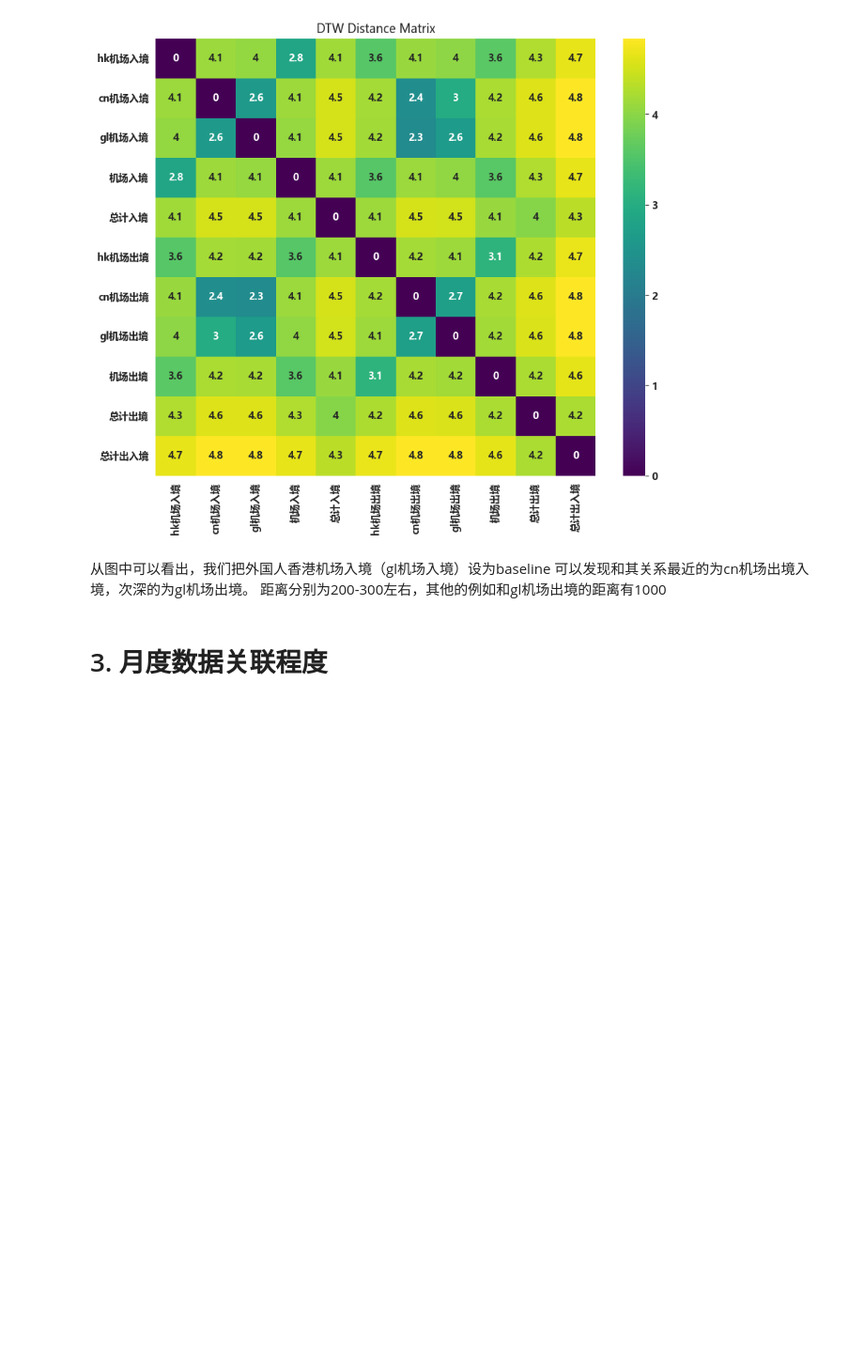
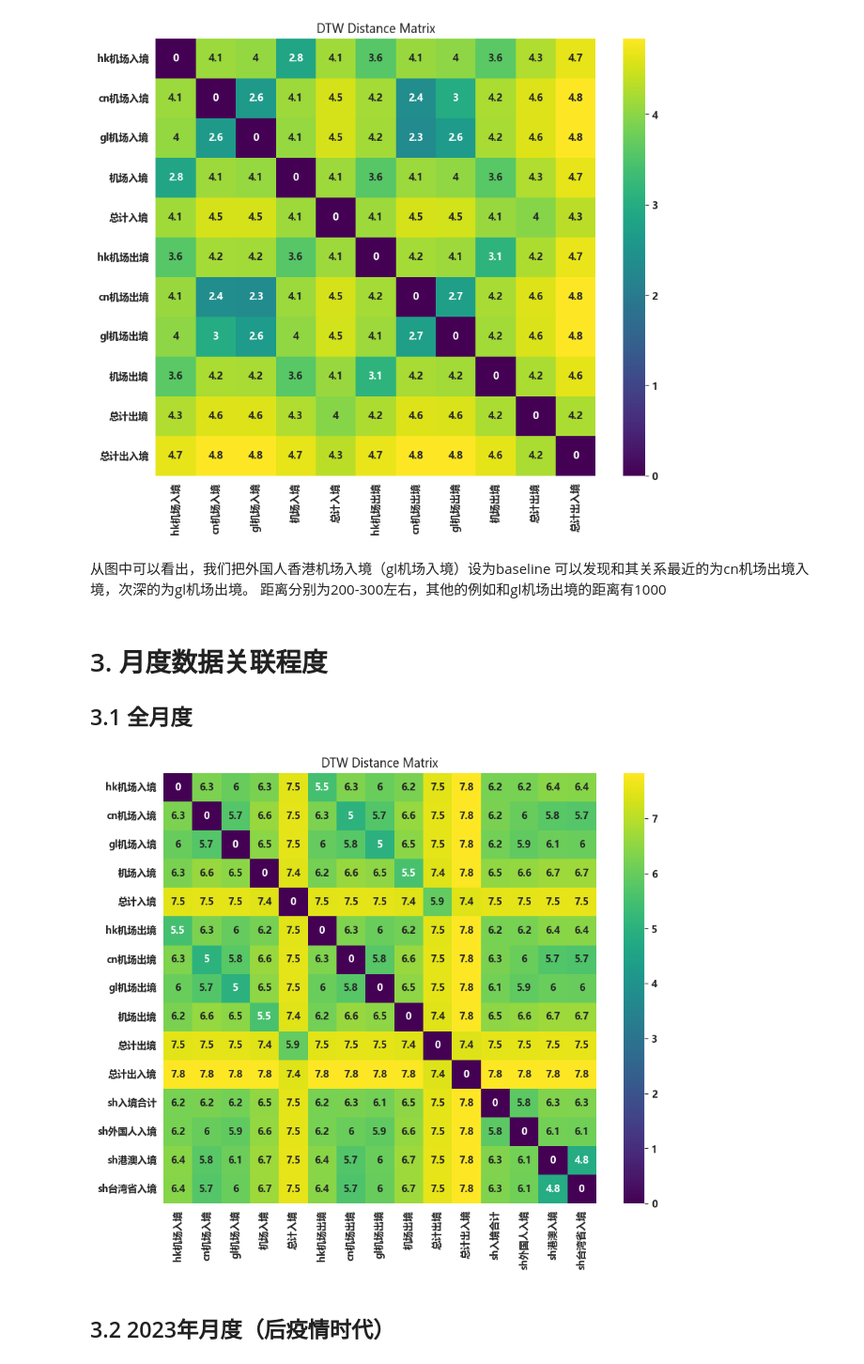
Before and after one commit to jiadol/Travel_Ml, a Jupyter notebook: notebooks/hk_data_preprocess.ipynb, the cells around one changed output. Shown at 94% size. Drawn from its saved outputs; the diff is of its cells as text; code cells hidden in the pictures; blank space fills up the shorter version.

Commit message:
0.5 data analyse finished

```diff
--- a/notebooks/hk_data_preprocess.ipynb
+++ b/notebooks/hk_data_preprocess.ipynb
@@ -145,20 +145,26 @@ import matplotlib.pyplot as plt
 
 
 # 假设 df 是你的DataFrame，并且所有列都是数值型数据
-def dtw_matrix_plt(df: pd.DataFrame):
-    df = df.drop(columns=['日期'])
-    # 创建一个空的DataFrame用于存储DTW距离
-    series = df.values.astype(np.float64).swapaxes(1, 0)
-    dtw_matrix = dtw.distance_matrix_fast(series)
-    # 对角线填充为1,避免对0取对数
-    np.fill_diagonal(dtw_matrix, 1)
-    dtw_matrix_log = np.log10(dtw_matrix)
-    # 加上column name
-    dtw_matrix_frame = pd.DataFrame(data=dtw_matrix_log, columns=df.columns, index=df.columns)
+def matrix_plt(mat: pd.DataFrame, title = "DTW Distance Matrix"):
     # 使用Seaborn绘制热图
     plt.rc("font", family='MicroSoft YaHei', weight="bold")
     plt.figure(figsize=(10, 8))
-    sns.heatmap(dtw_matrix_frame, annot=True, cmap="viridis")
-    plt.title("DTW Distance Matrix")
+    sns.heatmap(mat, annot=True, cmap="viridis")
+    plt.title(title)
     plt.show()
+
+
+def dtw_matrix(df: pd.DataFrame):
+    for column in df.columns:
+        if column == '日期':
+            df = df.drop(columns=['日期'])
+    # 创建一个空的DataFrame用于存储DTW距离
+    series = df.values.astype(np.float64).swapaxes(1, 0)
+    mat = dtw.distance_matrix_fast(series)
+    # 对角线填充为1,避免对0取对数
+    np.fill_diagonal(mat, 1)
+    dtw_matrix_log = np.log10(mat)
+    # 加上column name
+    dtw_matrix_frame = pd.DataFrame(data=dtw_matrix_log, columns=df.columns, index=df.columns)
+    return dtw_matrix_frame
 # %% [markdown]
@@ -173,5 +179,20 @@ dtw_matrix_plt(dfAll)
 距离分别为200-300左右，其他的例如和gl机场出境的距离有1000
 # %% [markdown]
 # 3. 月度数据关联程度
+## 3.1 全月度
 # %%
-# 取出2020-1 ~ 2023-12 的hk月度数据
+# 取出 < 2023-12 的hk月度数据
+queryHkMonthly = "select * from hk_immigration_sum_monthly where 日期<'2024-01-01'"
+dfHkMonthly = pd.read_sql_query(queryHkMonthly, engine)
+
+# 取出 2019.4~2023.12的sh月度数据
+queryShMonthly = "select * from sh_immigration where 日期<'2024-01-01' and 日期>='2019-04-01'"
+dfShMonthly = pd.read_sql_query(queryShMonthly, engine)
+
+dfMonthly = pd.merge(dfHkMonthly, dfShMonthly, how='inner').drop(columns=['日期'])
+# %%
+matrix_plt(dtw_matrix(dfMonthly))
+# %% [output]
+[figure, added]
+# %% [markdown]
+## 3.2 2023年月度（后疫情时代）
```
Also changed, not shown: parts of 11 cells of this notebook, 5 other files.
